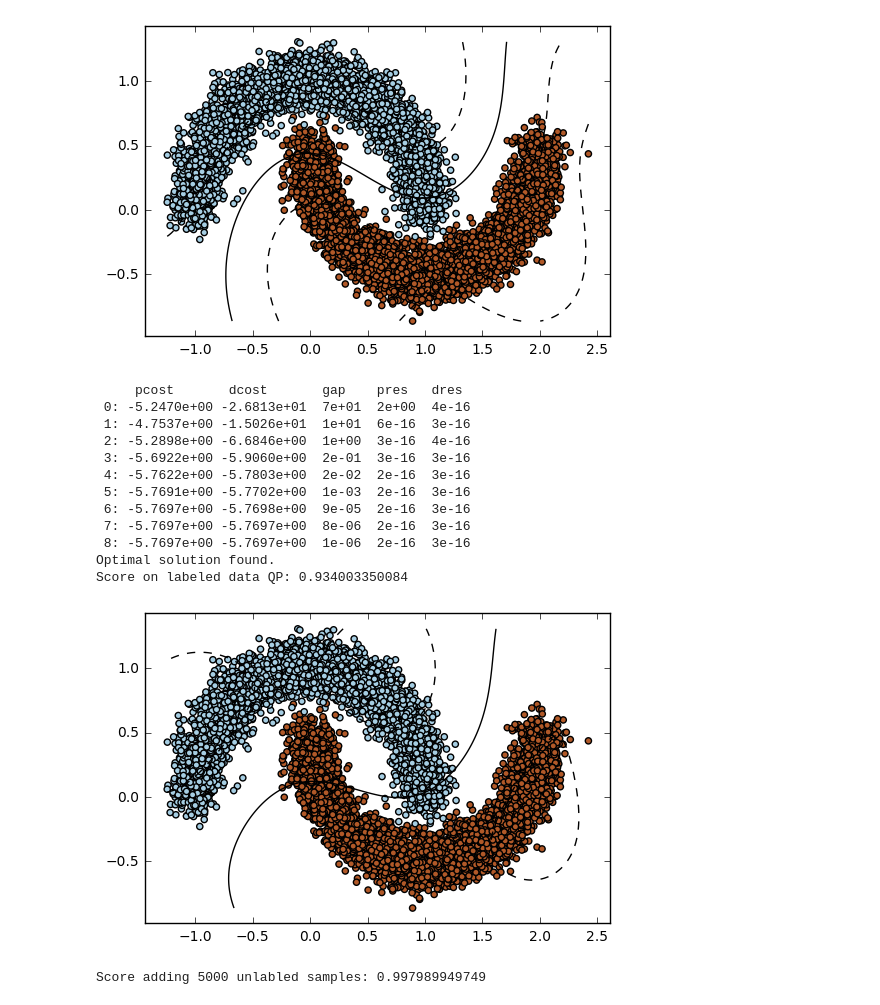
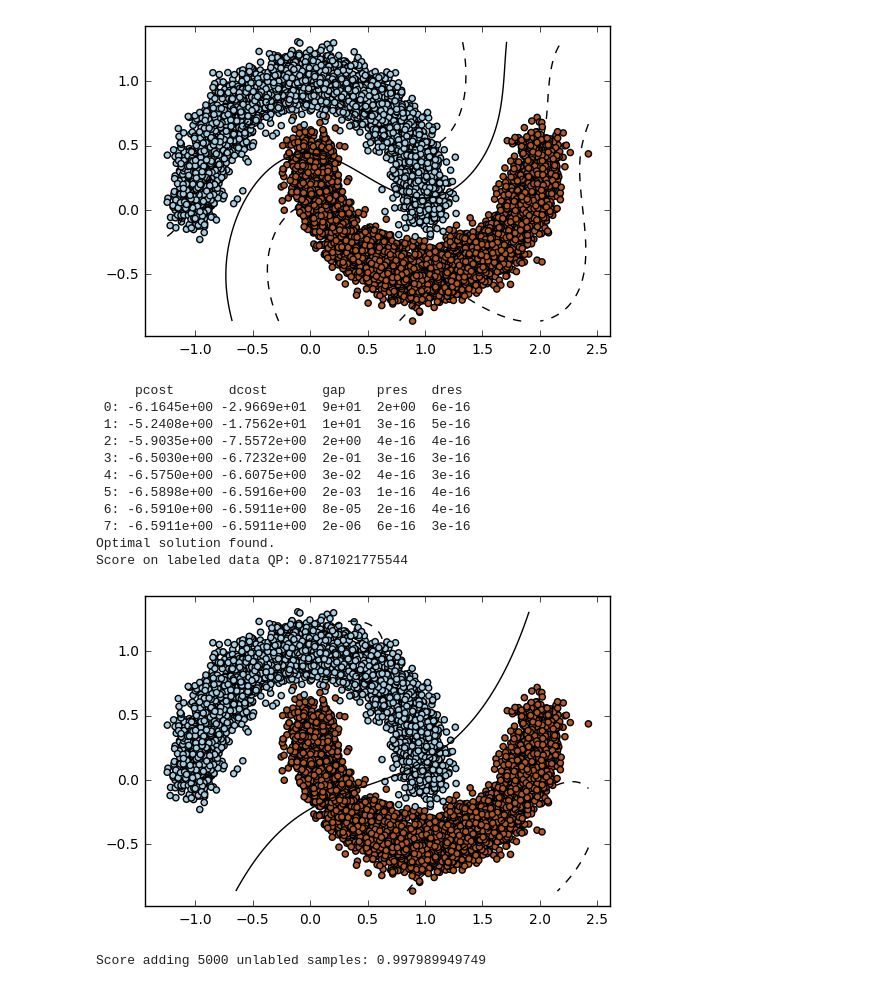
Before and after one commit to dancoombs/s3vm-sgd, a Jupyter notebook: notebooks/s3vm_sgd_test.ipynb, the cells around one changed output. Cells and saved outputs as stored; diff of their text form; code cells hidden in the pictures.

```diff
--- a/notebooks/s3vm_sgd_test.ipynb
+++ b/notebooks/s3vm_sgd_test.ipynb
@@ -42,7 +42,7 @@ def plt_decision_boundry(model, X, kernel='linear'):
 
     # Determine decision boundry
     XX, YY = np.mgrid[x_min:x_max:200j, y_min:y_max:200j]
-    b_test = list(np.c_[XX.ravel(), YY.ravel()])
+    b_test = np.c_[XX.ravel(), YY.ravel()]
 
     if kernel == 'rbf':
         b_test = x_to_rbf(b_test, n=50, gamma=1.0)
@@ -160,12 +146,12 @@ y_test = y[n_label+n_unlabel:]
 
 plt.scatter(X_unlabel[:,0], X_unlabel[:,1], c=y_unlabel, cmap=plt.cm.Paired, s=5)
 plt.scatter(X_label[:,0], X_label[:,1], c=y_label, cmap=plt.cm.Paired, s=25)
-plt.legend(['Unlabeled', 'Labeled'], bbox_to_anchor=(.35,1))
+plt.legend(['Unlabeled', 'Labeled'])
 plt.title('Synthetic Data')
 plt.show()
 
-X_label = x_to_rbf(X_label, n=50, gamma=1.0)
-X_unlabel = x_to_rbf(X_unlabel, n=50, gamma=1.0)
-X_train = x_to_rbf(X_train, n=50, gamma=1.0)
-X_test = x_to_rbf(X_test, n=50, gamma=1.0)
+X_label_tran = x_to_rbf(X_label, n=50, gamma=1.0)
+X_unlabel_tran = x_to_rbf(X_unlabel, n=50, gamma=1.0)
+X_train_tran = x_to_rbf(X_train, n=50, gamma=1.0)
+X_test_tran = x_to_rbf(X_test, n=50, gamma=1.0)
 # %% [output]
@@ -183,26 +169,25 @@ plt.show()
 Score on all train data in SGD: 0.970184254606
 [figure]
 # %%
-mysvm = SVM(C=1)
+mysvm = SVM(C=1, kernel='rbf')
 mysvm.fit(X_label, y_label)
 
 print('Score on labeled data QP:', mysvm.score(X_test, y_test))
 
 plt.scatter(X[:,0], X[:,1], c=y, cmap=plt.cm.Paired)
-plt_decision_boundry(mysvm, X, kernel='rbf')
+plt_decision_boundry(mysvm, X)
 plt.show()
 # %% [output]
      pcost       dcost       gap    pres   dres
- 0: -5.2470e+00 -2.6813e+01  7e+01  2e+00  4e-16
- 1: -4.7537e+00 -1.5026e+01  1e+01  6e-16  3e-16
- 2: -5.2898e+00 -6.6846e+00  1e+00  3e-16  4e-16
- 3: -5.6922e+00 -5.9060e+00  2e-01  3e-16  3e-16
- 4: -5.7622e+00 -5.7803e+00  2e-02  2e-16  3e-16
- 5: -5.7691e+00 -5.7702e+00  1e-03  2e-16  3e-16
- 6: -5.7697e+00 -5.7698e+00  9e-05  2e-16  3e-16
- 7: -5.7697e+00 -5.7697e+00  8e-06  2e-16  3e-16
- 8: -5.7697e+00 -5.7697e+00  1e-06  2e-16  3e-16
+ 0: -6.1645e+00 -2.9669e+01  9e+01  2e+00  6e-16
+ 1: -5.2408e+00 -1.7562e+01  1e+01  3e-16  5e-16
+ 2: -5.9035e+00 -7.5572e+00  2e+00  4e-16  4e-16
+ 3: -6.5030e+00 -6.7232e+00  2e-01  3e-16  3e-16
+ 4: -6.5750e+00 -6.6075e+00  3e-02  4e-16  3e-16
+ 5: -6.5898e+00 -6.5916e+00  2e-03  1e-16  4e-16
+ 6: -6.5910e+00 -6.5911e+00  8e-05  2e-16  4e-16
+ 7: -6.5911e+00 -6.5911e+00  2e-06  6e-16  3e-16
 Optimal solution found.
-Score on labeled data QP: 0.934003350084
+Score on labeled data QP: 0.871021775544
-[figure, old version]
+[figure, new version]
 # %%
```
Also changed, not shown: parts of 5 cells of this notebook, 2 other files.
